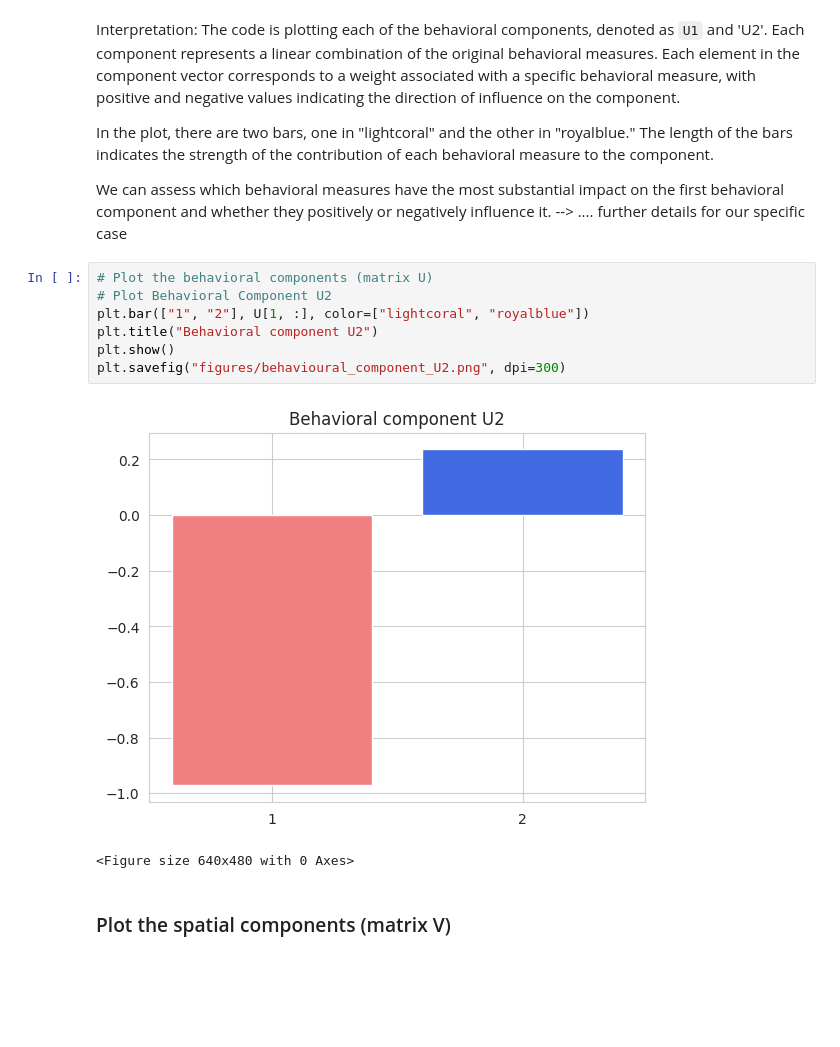
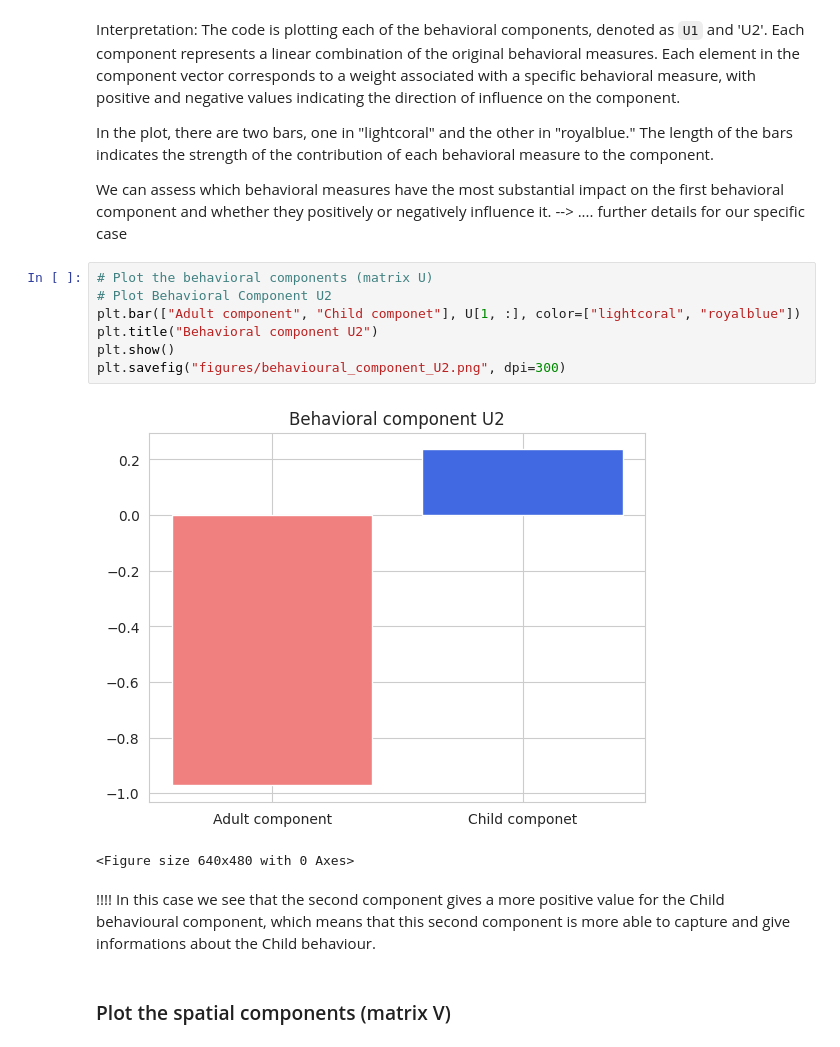
Before and after one commit to ludekcizinsky/fMRI-dimensionality-reduction, a Jupyter notebook: run.ipynb, the cells around one changed output. Saved outputs shown, nothing was run; the diff lists cells and outputs as text; blank space fills up the shorter version.

```diff
--- a/run.ipynb
+++ b/run.ipynb
@@ -989,13 +962,15 @@ We can assess which behavioral measures have the most substantial impact on the
 # %%
 # Plot the behavioral components (matrix U)
 # Plot Behavioral Component U2
-plt.bar(["1", "2"], U[1, :], color=["lightcoral", "royalblue"])
+plt.bar(["Adult component", "Child componet"], U[1, :], color=["lightcoral", "royalblue"])
 plt.title("Behavioral component U2")
 plt.show()
 plt.savefig("figures/behavioural_component_U2.png", dpi=300)
 # %% [output]
-[figure, old version]
+[figure, new version]
 <Figure size 640x480 with 0 Axes>
+# %% [markdown]
+!!!! In this case we see that the second component gives a more positive value for the Child behavioural component, which means that this second component is more able to capture and give informations about the Child behaviour.
 # %% [markdown]
 ### Plot the spatial components (matrix V)
 # %%
```
Also changed, not shown: parts of 22 cells of this notebook.
